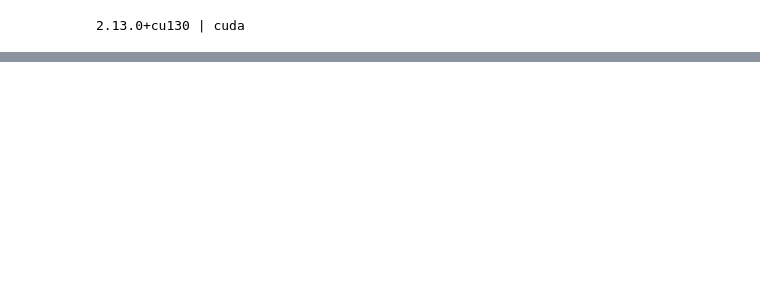
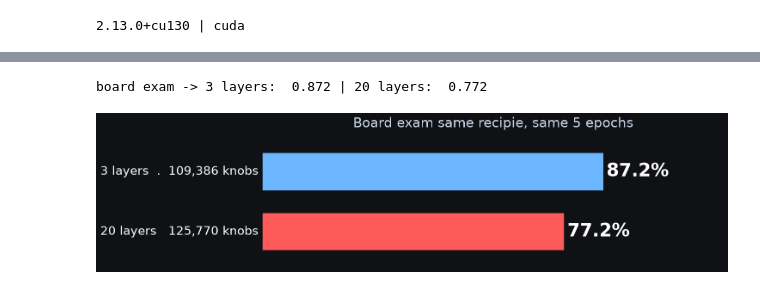
Before and after one commit to optimizer-step/pytorch_series, a Jupyter notebook: ep_10_live/batchnorm_vanishing_gradients.ipynb, the cells around one changed output, grey strips where cells are left out. Cells and saved outputs as stored; diff of their text form; code cells hidden in the pictures; blank space fills up the shorter version.

```diff
--- a/ep_10_live/batchnorm_vanishing_gradients.ipynb
+++ b/ep_10_live/batchnorm_vanishing_gradients.ipynb
@@ -34,0 +117,10 @@ RuntimeError: Dataset not found. You can use download=True to download it
+# %%
+shallow_board = accuracy(shallow, X_test, y_test)
+deep_board = accuracy(deep, X_test, y_test)
+print("board exam -> 3 layers: ", shallow_board, "| 20 layers: ", deep_board)
+viz.reveal_board([("3 layers  .  109,386 knobs", shallow_board, viz.SKY),
+                  ("20 layers   125,770 knobs", deep_board, viz.HOT)],
+                  "Board exam same recipie, same 5 epochs")
+# %% [output]
+board exam -> 3 layers:  0.872 | 20 layers:  0.772
+[figure, added]
```
Also changed, not shown: parts of 25 cells of this notebook, 8 other files.
